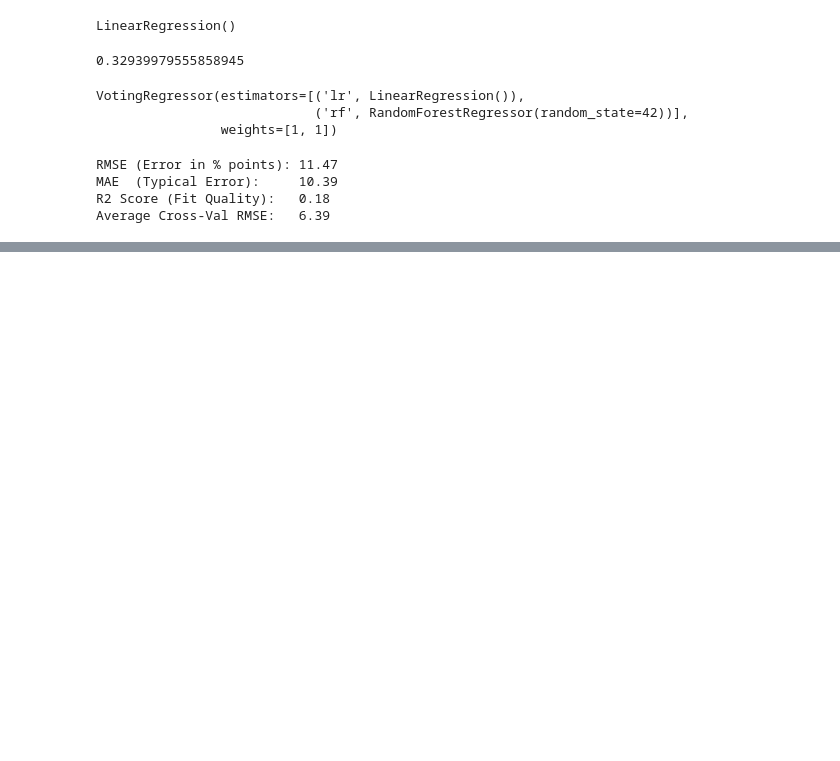
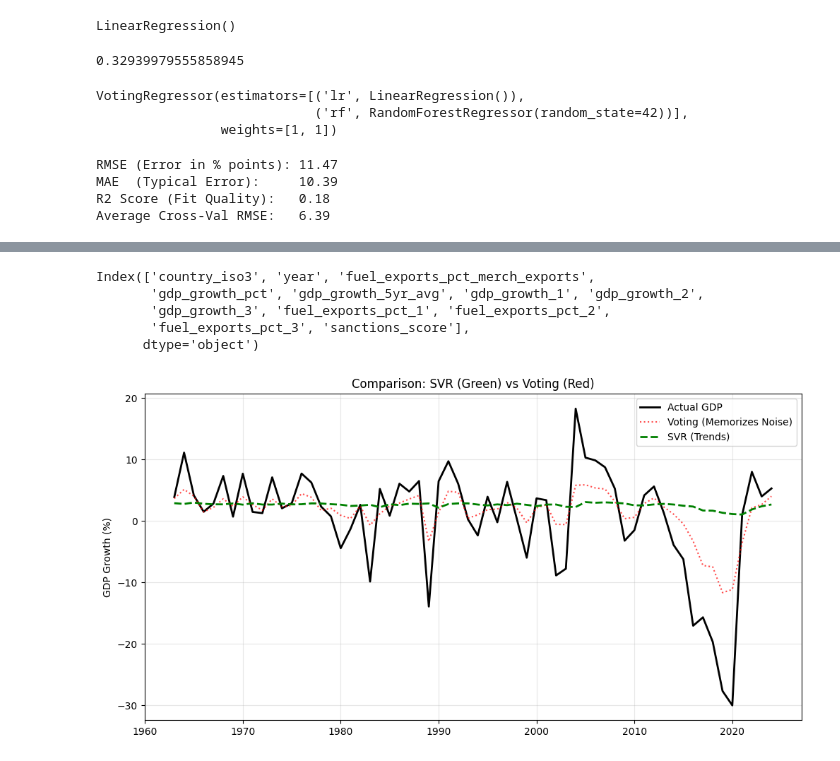
Before and after one commit to SorbieuRnk/venezuela-oil-analysis, a Jupyter notebook: venezuela_eda_feature_engneering.ipynb, the cells around one changed output, grey strips where cells are left out. Saved outputs shown, nothing was run; the diff lists cells and outputs as text; code cells hidden in the pictures; blank space fills up the shorter version.

```diff
--- a/venezuela_eda_feature_engneering.ipynb
+++ b/venezuela_eda_feature_engneering.ipynb
@@ -525,0 +578,67 @@ Average Cross-Val RMSE:   6.39
+# %%
+df.columns
+# %% [output]
+Index(['country_iso3', 'year', 'fuel_exports_pct_merch_exports',
+       'gdp_growth_pct', 'gdp_growth_5yr_avg', 'gdp_growth_1', 'gdp_growth_2',
+       'gdp_growth_3', 'fuel_exports_pct_1', 'fuel_exports_pct_2',
+       'fuel_exports_pct_3', 'sanctions_score'],
+      dtype='object')
+# %%
+import pandas as pd
+import numpy as np
+import matplotlib.pyplot as plt
+from sklearn.preprocessing import StandardScaler
+from sklearn.svm import SVR
+from sklearn.ensemble import RandomForestRegressor, VotingRegressor
+
+# 1. Define Features (Using your specific column names)
+# We recreate the rolling column just in case it's missing or named wrong
+df['gdp_roll3_valid'] = df['gdp_growth_1'].rolling(window=3).mean()
+
+features = ['gdp_growth_1', 'gdp_roll3_valid', 'sanctions_score']
+
+# 2. Create a CLEAN dataset for Training & Plotting
+# We drop NaNs so rows align perfectly
+df_clean = df.dropna(subset=features + ['gdp_growth_pct']).copy()
+
+X = df_clean[features]
+y = df_clean['gdp_growth_pct']
+
+# 3. Re-Initialize and Fit a NEW Scaler (Fixes the dimension error)
+scaler_plot = StandardScaler()
+X_scaled = scaler_plot.fit_transform(X)
+
+# 4. Re-Train Models on this synchronized data
+# SVR
+svr_model = SVR(kernel='rbf', C=1, epsilon=2, gamma=0.01)
+svr_model.fit(X_scaled, y)
+
+# Voting (RF)
+rf = RandomForestRegressor(n_estimators=100, random_state=42)
+voting_model = VotingRegressor([('rf', rf), ('svr', svr_model)]) # Simple ensemble
+voting_model.fit(X_scaled, y)
+
+# 5. Make Predictions
+df_clean['pred_svr'] = svr_model.predict(X_scaled)
+df_clean['pred_voting'] = voting_model.predict(X_scaled)
+
+# 6. Plot
+plt.figure(figsize=(12, 6))
+
+# Actual Data
+plt.plot(df_clean['year'], df_clean['gdp_growth_pct'], label='Actual GDP', color='black', linewidth=2)
+
+# Voting Model (Red) - The "Nervous" one
+plt.plot(df_clean['year'], df_clean['pred_voting'], label='Voting (Memorizes Noise)', linestyle=':', color='red', alpha=0.7)
+
+# SVR Model (Green) - The "Smooth" one
+plt.plot(df_clean['year'], df_clean['pred_svr'], label='SVR (Trends)', linestyle='--', color='green', linewidth=2)
+
+plt.title("Comparison: SVR (Green) vs Voting (Red)")
+plt.ylabel("GDP Growth (%)")
+plt.legend()
+plt.grid(True, alpha=0.3)
+# plt.show()
+plt.savefig('model_comparison.png', dpi=300,  bbox_inches='tight')
+# %% [output]
+[figure, added]
```
Also changed, not shown: parts of 6 cells of this notebook, 3 other files.
